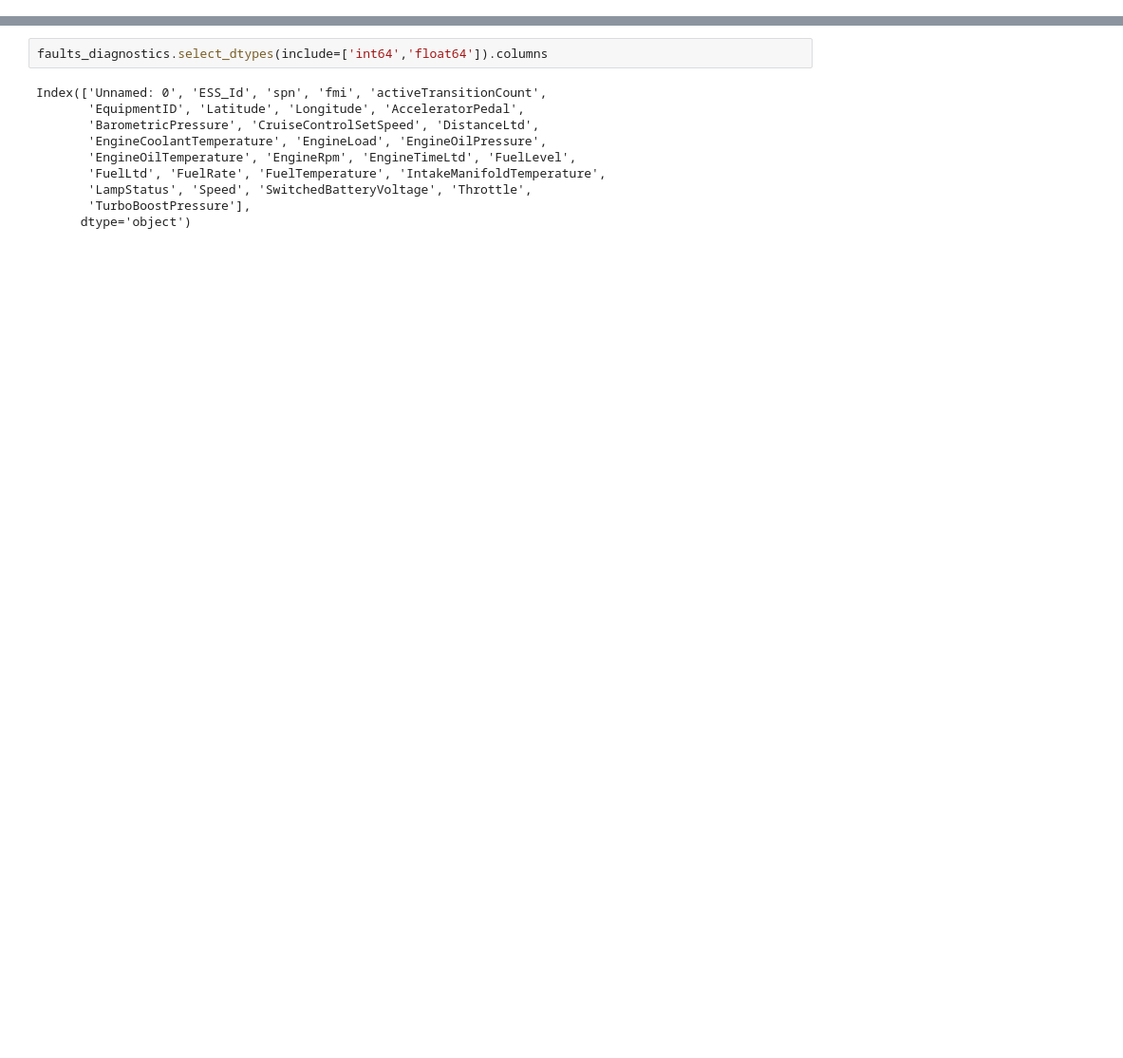
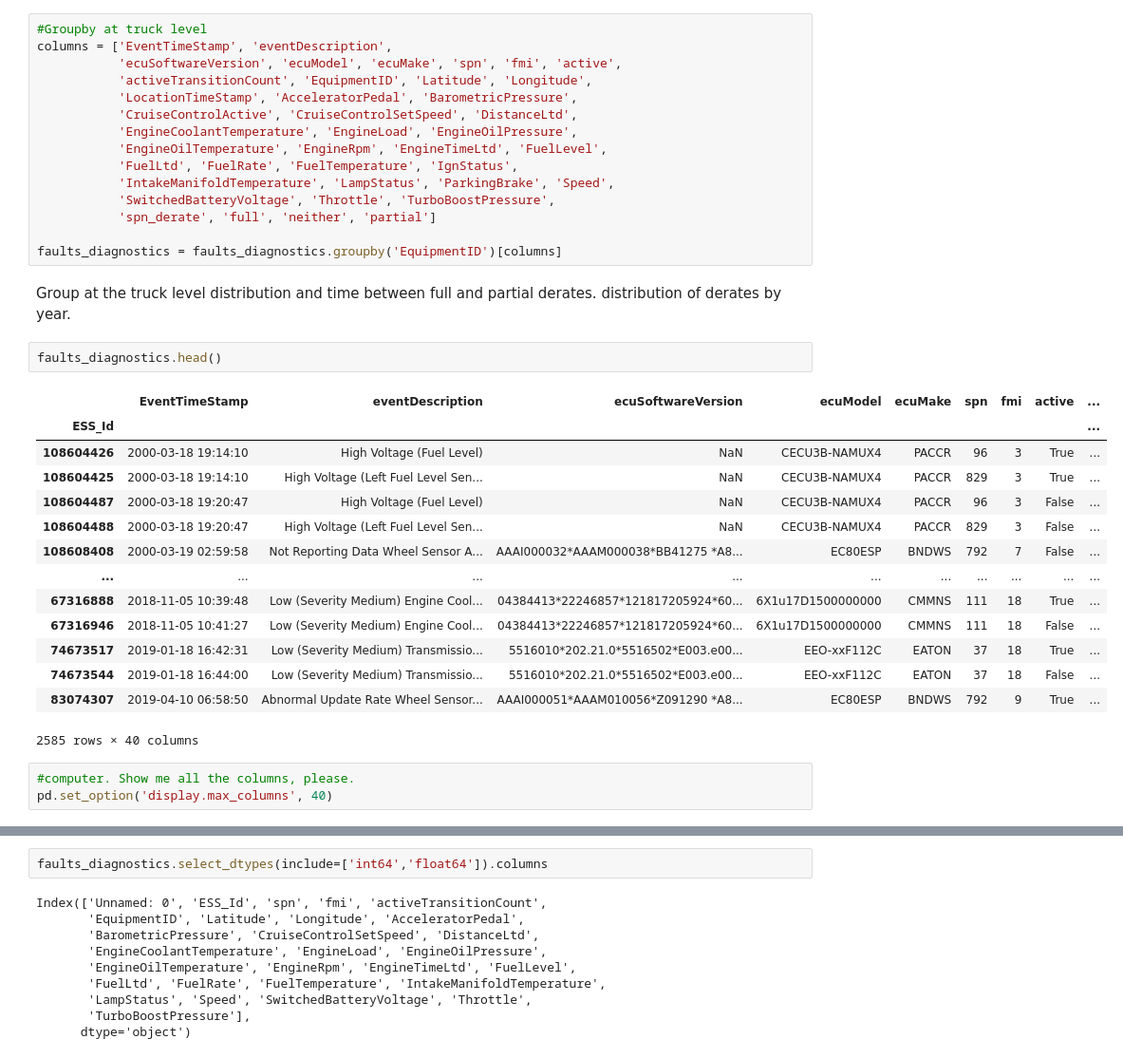
Before and after one commit to nss-data-science-cohort-5/big_g_express-rickrollers, a Jupyter notebook: notebooks/big_g_analysis.ipynb, the cells around one changed output, grey strips where cells are left out. Shown at 95% size. Cells and saved outputs as stored; diff of their text form; blank space fills up the shorter version.

```diff
--- a/notebooks/big_g_analysis.ipynb
+++ b/notebooks/big_g_analysis.ipynb
@@ -91,0 +50,39 @@ faults_diagnostics[faults_diagnostics['spn']==5246]
+# %%
+#Groupby at truck level
+columns = ['EventTimeStamp', 'eventDescription',
+           'ecuSoftwareVersion', 'ecuModel', 'ecuMake', 'spn', 'fmi', 'active',
+           'activeTransitionCount', 'EquipmentID', 'Latitude', 'Longitude',
+           'LocationTimeStamp', 'AcceleratorPedal', 'BarometricPressure',
+           'CruiseControlActive', 'CruiseControlSetSpeed', 'DistanceLtd',
+           'EngineCoolantTemperature', 'EngineLoad', 'EngineOilPressure',
+           'EngineOilTemperature', 'EngineRpm', 'EngineTimeLtd', 'FuelLevel',
+           'FuelLtd', 'FuelRate', 'FuelTemperature', 'IgnStatus',
+           'IntakeManifoldTemperature', 'LampStatus', 'ParkingBrake', 'Speed',
+           'SwitchedBatteryVoltage', 'Throttle', 'TurboBoostPressure',
+           'spn_derate', 'full', 'neither', 'partial']
+
+faults_diagnostics = faults_diagnostics.groupby('EquipmentID')[columns]
+# %% [markdown]
+Group at the truck level
+distribution and time between full and partial derates.
+distribution of derates by year.
+# %%
+faults_diagnostics.head()
+# %% [output]
+|  | EventTimeStamp | eventDescription | ecuSoftwareVersion | ecuModel | ecuMake | spn | fmi | active | ... |
+| ESS_Id |  |  |  |  |  |  |  |  | ... |
+| 108604426 | 2000-03-18 19:14:10 | High Voltage (Fuel Level) | NaN | CECU3B-NAMUX4 | PACCR | 96 | 3 | True | ... |
+| 108604425 | 2000-03-18 19:14:10 | High Voltage (Left Fuel Level Sen... | NaN | CECU3B-NAMUX4 | PACCR | 829 | 3 | True | ... |
+| 108604487 | 2000-03-18 19:20:47 | High Voltage (Fuel Level) | NaN | CECU3B-NAMUX4 | PACCR | 96 | 3 | False | ... |
+| 108604488 | 2000-03-18 19:20:47 | High Voltage (Left Fuel Level Sen... | NaN | CECU3B-NAMUX4 | PACCR | 829 | 3 | False | ... |
+| 108608408 | 2000-03-19 02:59:58 | Not Reporting Data Wheel Sensor A... | AAAI000032*AAAM000038*BB41275 *A8... | EC80ESP | BNDWS | 792 | 7 | False | ... |
+| ... | ... | ... | ... | ... | ... | ... | ... | ... | ... |
+| 67316888 | 2018-11-05 10:39:48 | Low (Severity Medium) Engine Cool... | 04384413*22246857*121817205924*60... | 6X1u17D1500000000 | CMMNS | 111 | 18 | True | ... |
+| 67316946 | 2018-11-05 10:41:27 | Low (Severity Medium) Engine Cool... | 04384413*22246857*121817205924*60... | 6X1u17D1500000000 | CMMNS | 111 | 18 | False | ... |
+| 74673517 | 2019-01-18 16:42:31 | Low (Severity Medium) Transmissio... | 5516010*202.21.0*5516502*E003.e00... | EEO-xxF112C | EATON | 37 | 18 | True | ... |
+| 74673544 | 2019-01-18 16:44:00 | Low (Severity Medium) Transmissio... | 5516010*202.21.0*5516502*E003.e00... | EEO-xxF112C | EATON | 37 | 18 | False | ... |
+| 83074307 | 2019-04-10 06:58:50 | Abnormal Update Rate Wheel Sensor... | AAAI000051*AAAM010056*Z091290 *A8... | EC80ESP | BNDWS | 792 | 9 | True | ... |
+2585 rows × 40 columns
+# %%
+#computer. Show me all the columns, please.
+pd.set_option('display.max_columns', 40)
```
Also changed, not shown: parts of 25 cells of this notebook, 2 other files.
